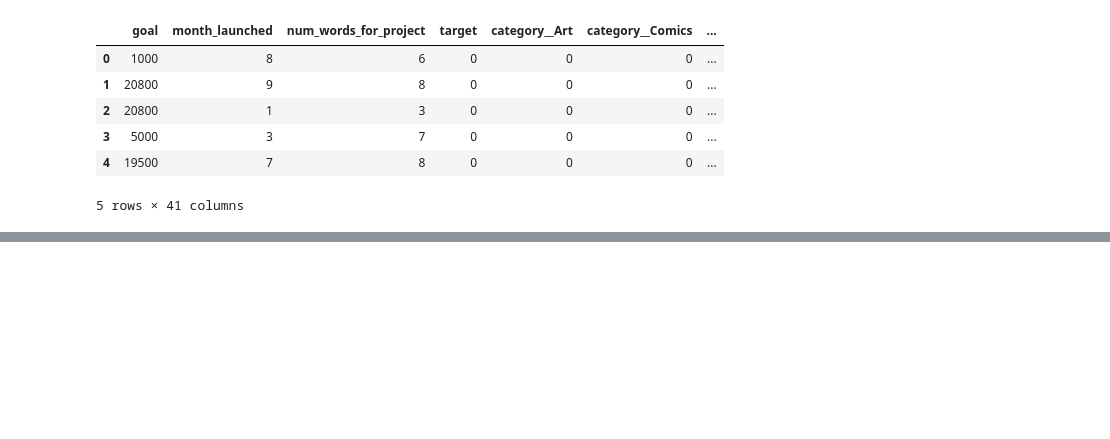
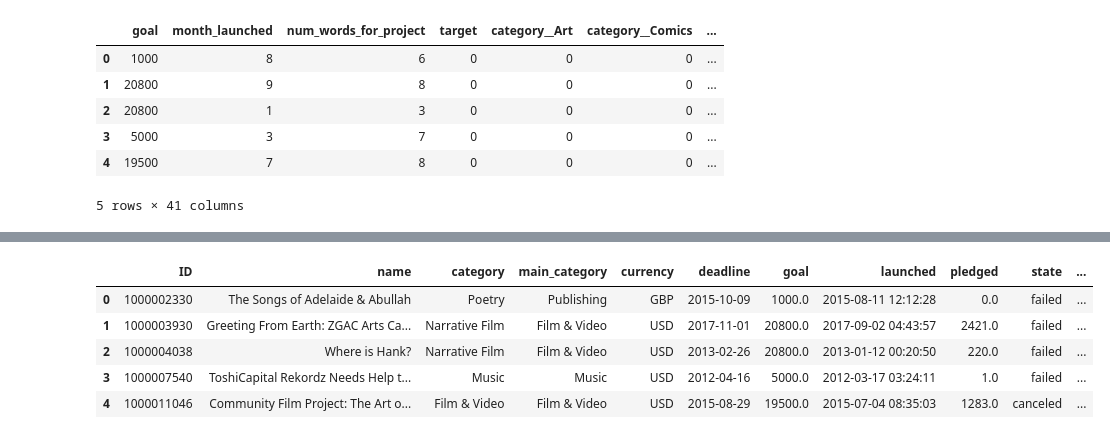
Before and after one commit to Ryan-Ashton/kickstarter_ml_app, a Jupyter notebook: KickStarter.ipynb, the cells around one changed output, grey strips where cells are left out. Drawn from its saved outputs; the diff is of its cells as text; code cells hidden in the pictures; blank space fills up the shorter version.

```diff
--- a/KickStarter.ipynb
+++ b/KickStarter.ipynb
@@ -358,0 +359,18 @@ Text(0.5, 0, 'Importance')
+# %%
+df_final = pd.read_csv('ks-projects-201801.csv', encoding="ISO-8859-1")
+
+df_final['name'] = df_final['name'].astype('str')
+df_final["num_words_for_project"] = df_final["name"].apply(lambda x: len(x.split()))
+
+remove_outliers(df_final, columns_outlier)
+
+df_final["target"] = df_final["state"].apply(lambda x: 1 if x=="successful" else 0)
+
+df_final.head()
+# %% [output]
+|  | ID | name | category | main_category | currency | deadline | goal | launched | pledged | state | ... |
+| 0 | 1000002330 | The Songs of Adelaide & Abullah | Poetry | Publishing | GBP | 2015-10-09 | 1000.0 | 2015-08-11 12:12:28 | 0.0 | failed | ... |
+| 1 | 1000003930 | Greeting From Earth: ZGAC Arts Ca... | Narrative Film | Film & Video | USD | 2017-11-01 | 20800.0 | 2017-09-02 04:43:57 | 2421.0 | failed | ... |
+| 2 | 1000004038 | Where is Hank? | Narrative Film | Film & Video | USD | 2013-02-26 | 20800.0 | 2013-01-12 00:20:50 | 220.0 | failed | ... |
+| 3 | 1000007540 | ToshiCapital Rekordz Needs Help t... | Music | Music | USD | 2012-04-16 | 5000.0 | 2012-03-17 03:24:11 | 1.0 | failed | ... |
+| 4 | 1000011046 | Community Film Project: The Art o... | Film & Video | Film & Video | USD | 2015-08-29 | 19500.0 | 2015-07-04 08:35:03 | 1283.0 | canceled | ... |
```
Also changed, not shown: parts of 7 cells of this notebook, 7 other files.
